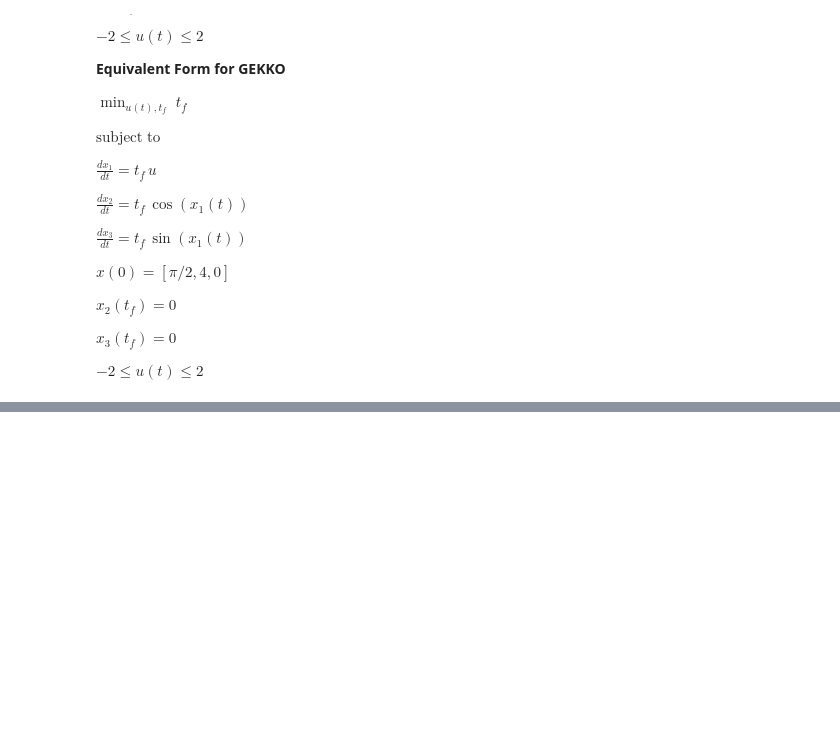
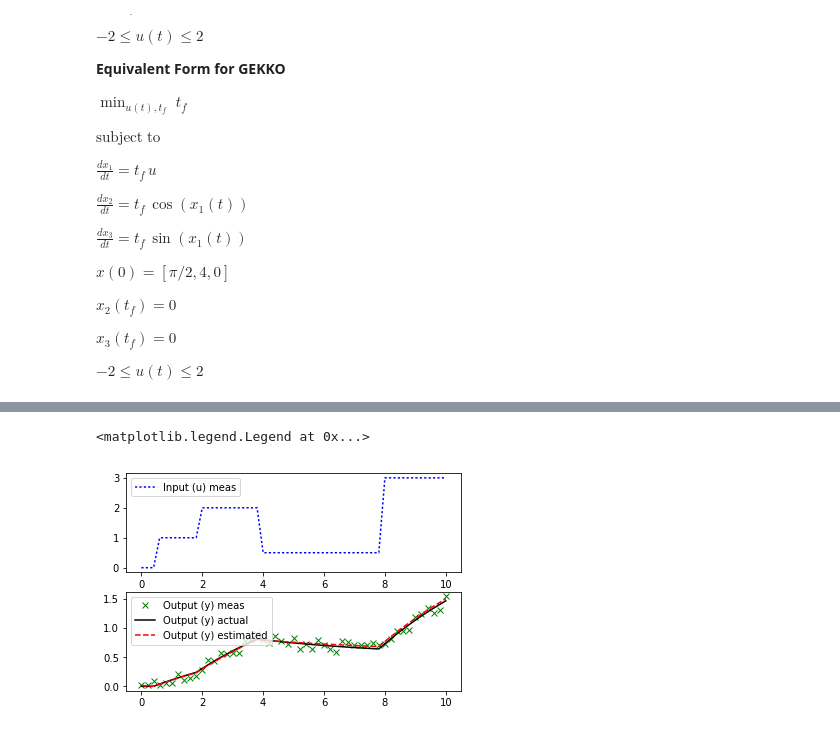
Before and after one commit to BYU-PRISM/GEKKO, a Jupyter notebook: docs/gekko_examples.ipynb, the cells around one changed output, grey strips where cells are left out. Saved outputs shown, nothing was run; the diff lists cells and outputs as text; code cells hidden in the pictures; blank space fills up the shorter version.

```diff
--- a/docs/gekko_examples.ipynb
+++ b/docs/gekko_examples.ipynb
@@ -665,0 +801,55 @@ Final Time: 4.316256
+# %%
+import numpy as np
+from gekko import GEKKO
+import matplotlib.pyplot as plt
+%matplotlib inline
+
+# Estimator Model
+m = GEKKO()
+m.time = p.time
+# Parameters
+m.u = m.MV(value=u_meas) #input
+m.K = m.FV(value=1, lb=1, ub=3)    # gain
+m.tau = m.FV(value=5, lb=1, ub=10) # time constant
+# Variables
+m.x = m.SV() #state variable
+m.y = m.CV(value=y_meas) #measurement
+# Equations
+m.Equations([m.tau * m.x.dt() == -m.x + m.u,
+             m.y == m.K * m.x])
+# Options
+m.options.IMODE = 5 #MHE
+m.options.EV_TYPE = 1
+# STATUS = 0, optimizer doesn't adjust value
+# STATUS = 1, optimizer can adjust
+m.u.STATUS = 0
+m.K.STATUS = 1
+m.tau.STATUS = 1
+m.y.STATUS = 1
+# FSTATUS = 0, no measurement
+# FSTATUS = 1, measurement used to update model
+m.u.FSTATUS = 1
+m.K.FSTATUS = 0
+m.tau.FSTATUS = 0
+m.y.FSTATUS = 1
+# DMAX = maximum movement each cycle
+m.K.DMAX = 2.0
+m.tau.DMAX = 4.0
+# MEAS_GAP = dead-band for measurement / model mismatch
+m.y.MEAS_GAP = 0.25
+
+# solve
+m.solve(disp=False)
+
+# Plot results
+plt.subplot(2,1,1)
+plt.plot(m.time,u_meas,'b:',label='Input (u) meas')
+plt.legend()
+plt.subplot(2,1,2)
+plt.plot(m.time,y_meas,'gx',label='Output (y) meas')
+plt.plot(p.time,p.y.value,'k-',label='Output (y) actual')
+plt.plot(m.time,m.y.value,'r--',label='Output (y) estimated')
+plt.legend()
+# %% [output]
+<matplotlib.legend.Legend at 0x...>
+[figure, added]
```
Also changed, not shown: parts of 22 cells of this notebook, 1 other file.
